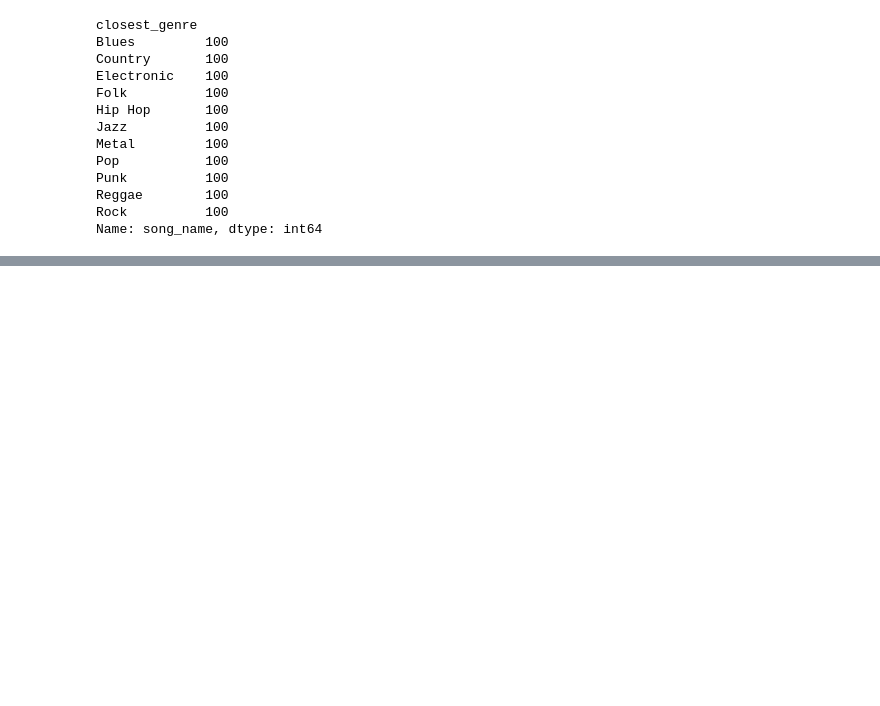
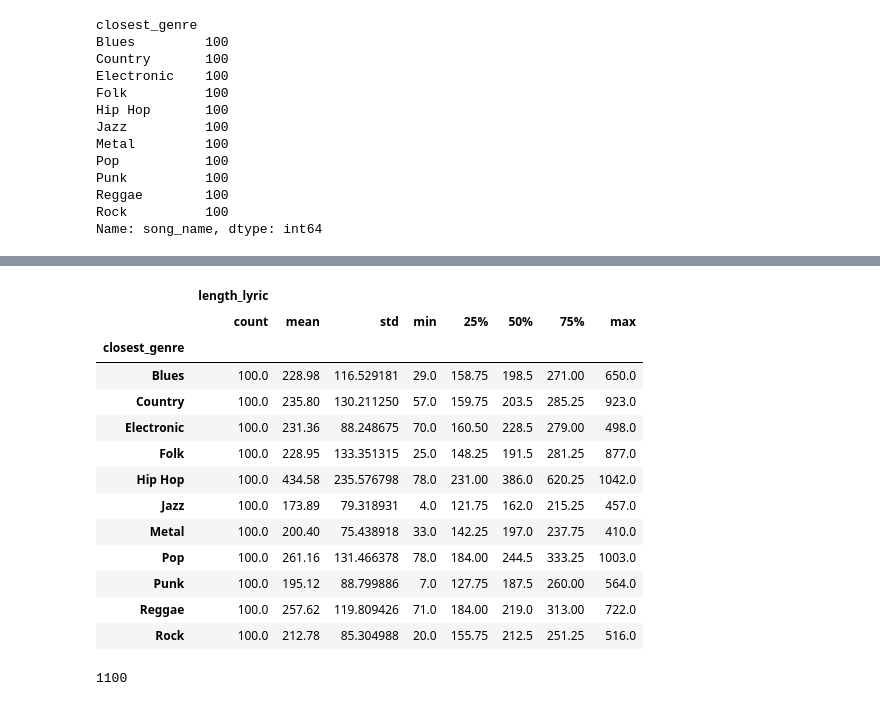
Before and after one commit to otakbeku/nlpstei, a Jupyter notebook: models/explore.ipynb, the cells around one changed output, grey strips where cells are left out. Cells and saved outputs as stored; diff of their text form; code cells hidden in the pictures; blank space fills up the shorter version.

```diff
--- a/models/explore.ipynb
+++ b/models/explore.ipynb
@@ -154,0 +249,2 @@ df3_samples.to_csv('sample_100_15k.csv', index=False)
+# %%
+df3 = pd.read_csv('sample_100_15k.csv')
@@ -154,0 +298,21 @@ df3_samples.to_csv('sample_100_15k.csv', index=False)
+# %%
+df3.groupby('closest_genre').describe()
+# %% [output]
+|  | length_lyric |  |  |  |  |  |  |  |
+|  | count | mean | std | min | 25% | 50% | 75% | max |
+| closest_genre |  |  |  |  |  |  |  |  |
+| Blues | 100.0 | 228.98 | 116.529181 | 29.0 | 158.75 | 198.5 | 271.00 | 650.0 |
+| Country | 100.0 | 235.80 | 130.211250 | 57.0 | 159.75 | 203.5 | 285.25 | 923.0 |
+| Electronic | 100.0 | 231.36 | 88.248675 | 70.0 | 160.50 | 228.5 | 279.00 | 498.0 |
+| Folk | 100.0 | 228.95 | 133.351315 | 25.0 | 148.25 | 191.5 | 281.25 | 877.0 |
+| Hip Hop | 100.0 | 434.58 | 235.576798 | 78.0 | 231.00 | 386.0 | 620.25 | 1042.0 |
+| Jazz | 100.0 | 173.89 | 79.318931 | 4.0 | 121.75 | 162.0 | 215.25 | 457.0 |
+| Metal | 100.0 | 200.40 | 75.438918 | 33.0 | 142.25 | 197.0 | 237.75 | 410.0 |
+| Pop | 100.0 | 261.16 | 131.466378 | 78.0 | 184.00 | 244.5 | 333.25 | 1003.0 |
+| Punk | 100.0 | 195.12 | 88.799886 | 7.0 | 127.75 | 187.5 | 260.00 | 564.0 |
+| Reggae | 100.0 | 257.62 | 119.809426 | 71.0 | 184.00 | 219.0 | 313.00 | 722.0 |
+| Rock | 100.0 | 212.78 | 85.304988 | 20.0 | 155.75 | 212.5 | 251.25 | 516.0 |
+# %%
+len(df3)
+# %% [output]
+1100
```
Also changed, not shown: parts of 24 cells of this notebook, 24 other files.
